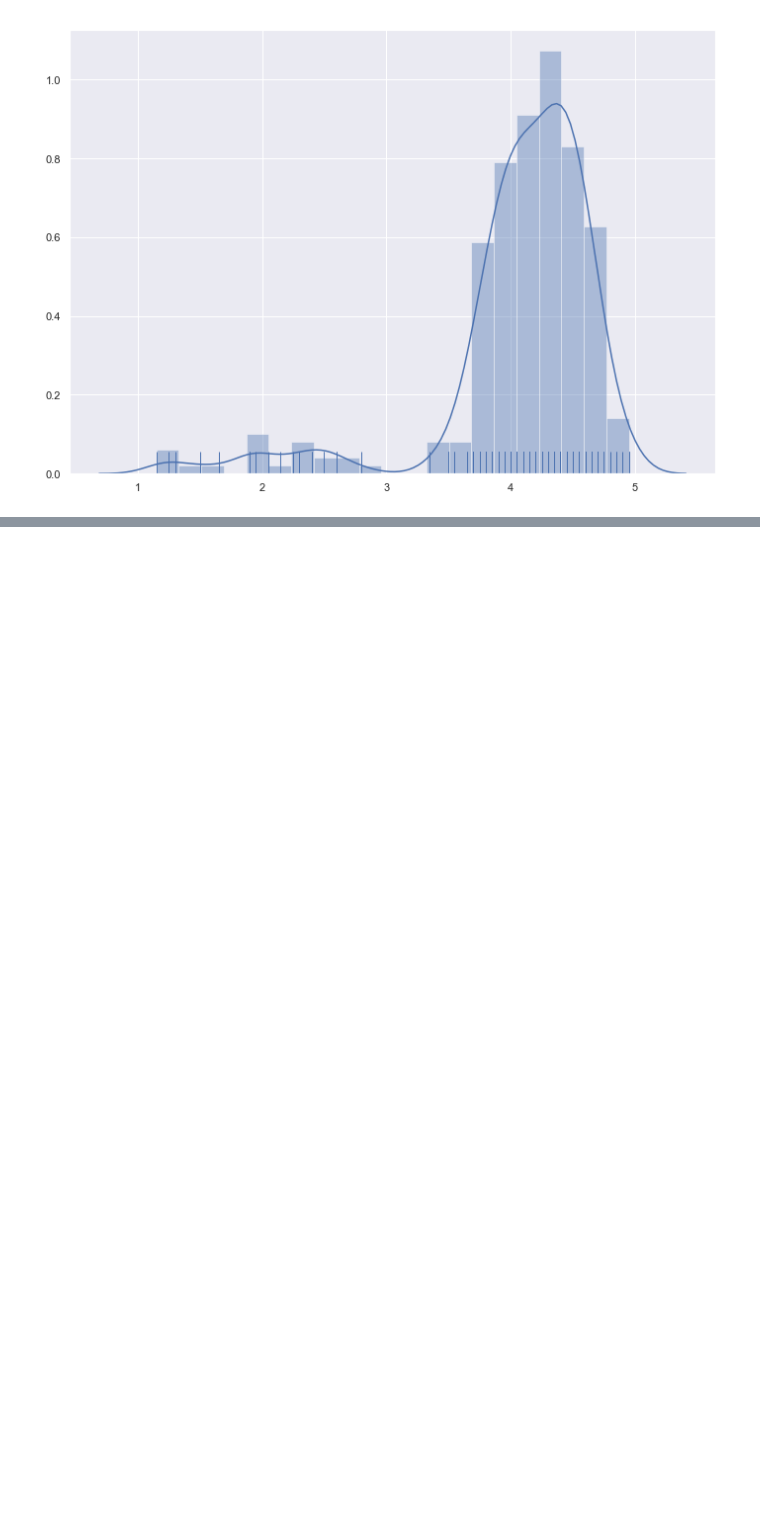
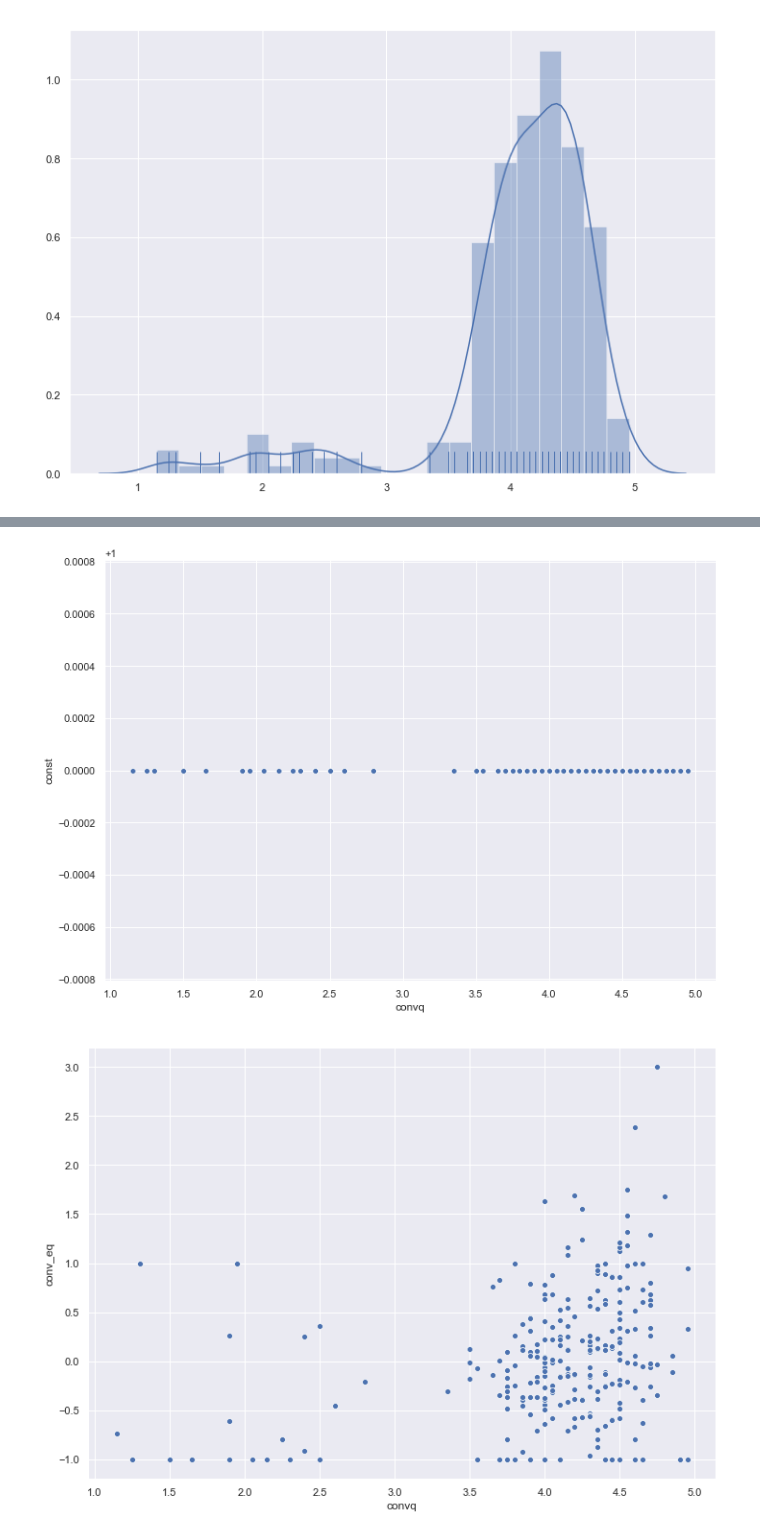
Before and after one commit to LRNavin/conversation_quality, a Jupyter notebook: main_experiment/statistical_tests/tt_vs_convq-indiv.ipynb, the cells around one changed output, grey strips where cells are left out. Cells and saved outputs as stored; diff of their text form; code cells hidden in the pictures; blank space fills up the shorter version.

Commit message:
re-iterate statistical test

```diff
--- a/main_experiment/statistical_tests/tt_vs_convq-indiv.ipynb
+++ b/main_experiment/statistical_tests/tt_vs_convq-indiv.ipynb
@@ -19,7 +19,7 @@ Total Groups = 115
 agreeability_thresh=.2
 annotators=["Divya", "Nakul"]#, "Swathi"]
 zero_mean = False
-from_store= False
+from_store= True
 filter_missing_data=True
 transform_features=False
 indiv_missing_data=['1_018_35', '2_006_15', '2_006_33', '2_011_29', '2_036_35', '2_044_8', '2_044_30', '3_004_37', '3_007_11', '3_052_27', '3_052_28', '3_058_25', '3_060_1', '3_068_15']
@@ -118,11 +104,14 @@ plt.show()
 #  4. Check the co-efficients for informations.
 # %%
 test_feats=["const", "conv_eq", "#turns", "%talk", "mean_turn", "mean_silence", "#bc", "%overlap", "#suc_interupt", "#un_interupt"]
+
 conv_eq_feats=["const", "conv_eq"]
 conv_fl_feats=["const", "%silence", "#bc"]
 conv_sy_feats=["const", "%overlap", "#suc_interupt", "#un_interupt"]
 
-test_feats=conv_eq_feats
+full_test_feats=["const", "conv_eq", "%silence", "#bc", "%overlap", "#suc_interupt", "#un_interupt"]
+
+test_feats=test_feats
 # %%
 # Experiment Below
 
@@ -213,0 +205,8 @@ conv_eq        0.2892      0.059      4.901      0.000       0.174       0.405
+# %%
+for curr_feat in full_test_feats:
+    if curr_feat != "convq":
+        sns.scatterplot(x="convq", y=curr_feat, data=X)
+        plt.show()
+# %% [output]
+[figure, added]
+[figure, added]
```
Also changed, not shown: parts of 5 cells of this notebook, 1 other file.
